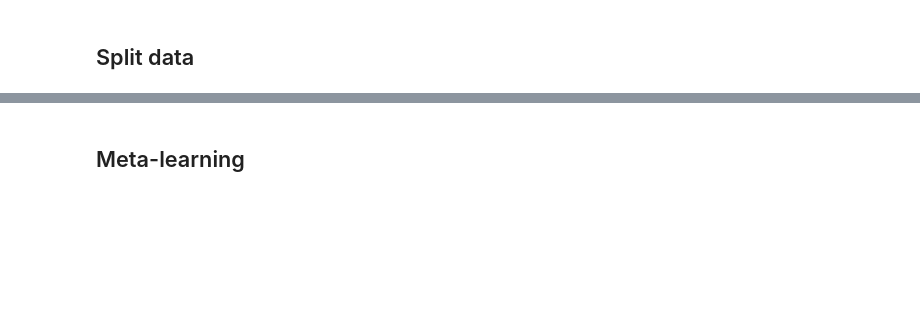
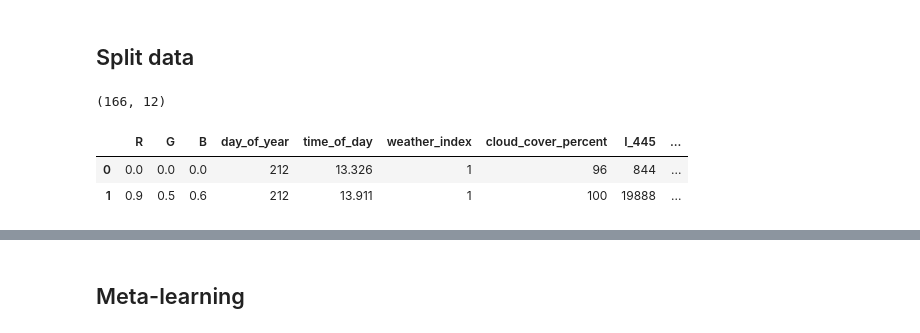
Before and after one commit to BaosenZ/Claude-Light-Collab, a Jupyter notebook: s3_metaLearning.ipynb, the cells around one changed output, grey strips where cells are left out. Drawn from its saved outputs; the diff is of its cells as text; code cells hidden in the pictures; blank space fills up the shorter version.

```diff
--- a/s3_metaLearning.ipynb
+++ b/s3_metaLearning.ipynb
@@ -9,7 +21,13 @@ df['date'].value_counts()
 # %% [markdown]
 ## Split data
 # %%
-df_train = df[df['date'] != 20251028]
+df_train = df[(df['date'] != 20250801) &
+              (df['date'] != 20251028)]
 print(df_train.shape)
 df_train.head(2)
+# %% [output]
+(166, 12)
+|  | R | G | B | day_of_year | time_of_day | weather_index | cloud_cover_percent | I_445 | ... |
+| 0 | 0.0 | 0.0 | 0.0 | 212 | 13.326 | 1 | 96 | 844 | ... |
+| 1 | 0.9 | 0.5 | 0.6 | 212 | 13.911 | 1 | 100 | 19888 | ... |
 # %%
```
Also changed, not shown: parts of 13 cells of this notebook, 7 other files.
